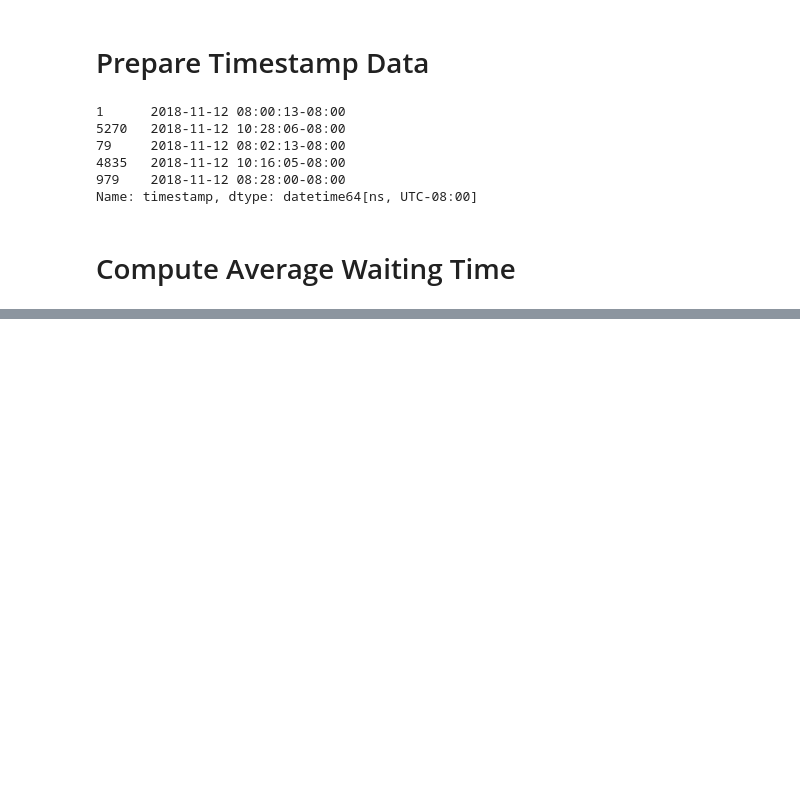
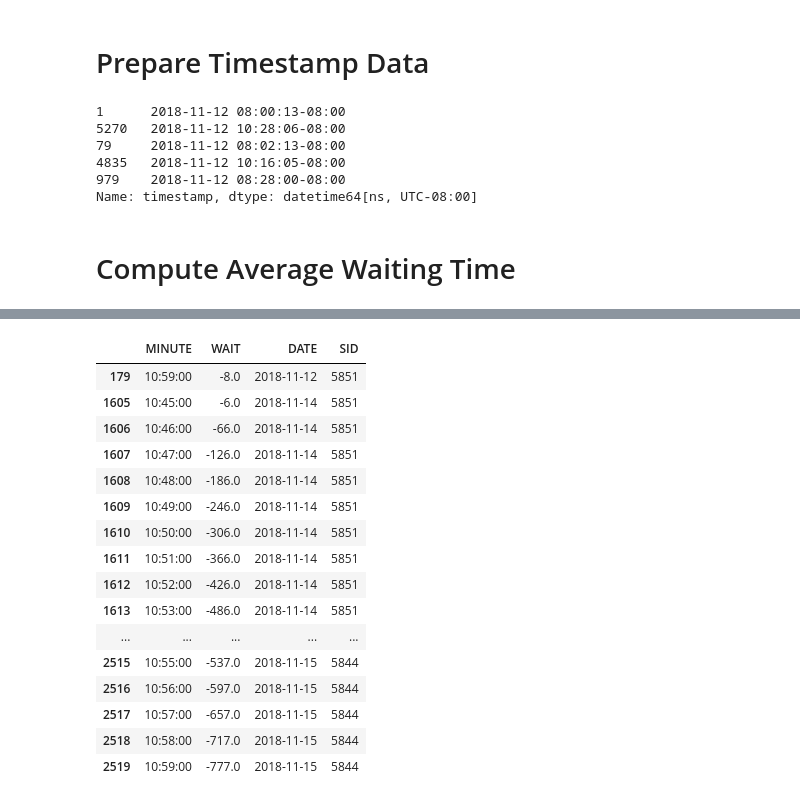
Before and after one commit to trynmaps/opentransit-metrics, a Jupyter notebook: mykelu/getstops.ipynb, the cells around one changed output, grey strips where cells are left out. Saved outputs shown, nothing was run; the diff lists cells and outputs as text; code cells hidden in the pictures; blank space fills up the shorter version.

```diff
--- a/mykelu/getstops.ipynb
+++ b/mykelu/getstops.ipynb
@@ -209,0 +299,25 @@ See the caveats in the documentation: http://pandas.pydata.org/pandas-docs/stabl
+# %%
+# what should be done to instances of negative wait times?
+# need to collect data until a stop has been found for all times in timespan
+# don't know how to get this to work w/current graphql query
+# => need to rewrite get_stops so that all times have a nonnegative wait?
+# ez solution:
+waits[waits.apply(lambda x: x['WAIT'] < 0, axis = 'columns')]
+# %% [output]
+|  | MINUTE | WAIT | DATE | SID |
+| 179 | 10:59:00 | -8.0 | 2018-11-12 | 5851 |
+| 1605 | 10:45:00 | -6.0 | 2018-11-14 | 5851 |
+| 1606 | 10:46:00 | -66.0 | 2018-11-14 | 5851 |
+| 1607 | 10:47:00 | -126.0 | 2018-11-14 | 5851 |
+| 1608 | 10:48:00 | -186.0 | 2018-11-14 | 5851 |
+| 1609 | 10:49:00 | -246.0 | 2018-11-14 | 5851 |
+| 1610 | 10:50:00 | -306.0 | 2018-11-14 | 5851 |
+| 1611 | 10:51:00 | -366.0 | 2018-11-14 | 5851 |
+| 1612 | 10:52:00 | -426.0 | 2018-11-14 | 5851 |
+| 1613 | 10:53:00 | -486.0 | 2018-11-14 | 5851 |
+| ... | ... | ... | ... | ... |
+| 2515 | 10:55:00 | -537.0 | 2018-11-15 | 5844 |
+| 2516 | 10:56:00 | -597.0 | 2018-11-15 | 5844 |
+| 2517 | 10:57:00 | -657.0 | 2018-11-15 | 5844 |
+| 2518 | 10:58:00 | -717.0 | 2018-11-15 | 5844 |
+| 2519 | 10:59:00 | -777.0 | 2018-11-15 | 5844 |
```
Also changed, not shown: parts of 17 cells of this notebook, 3 other files.
